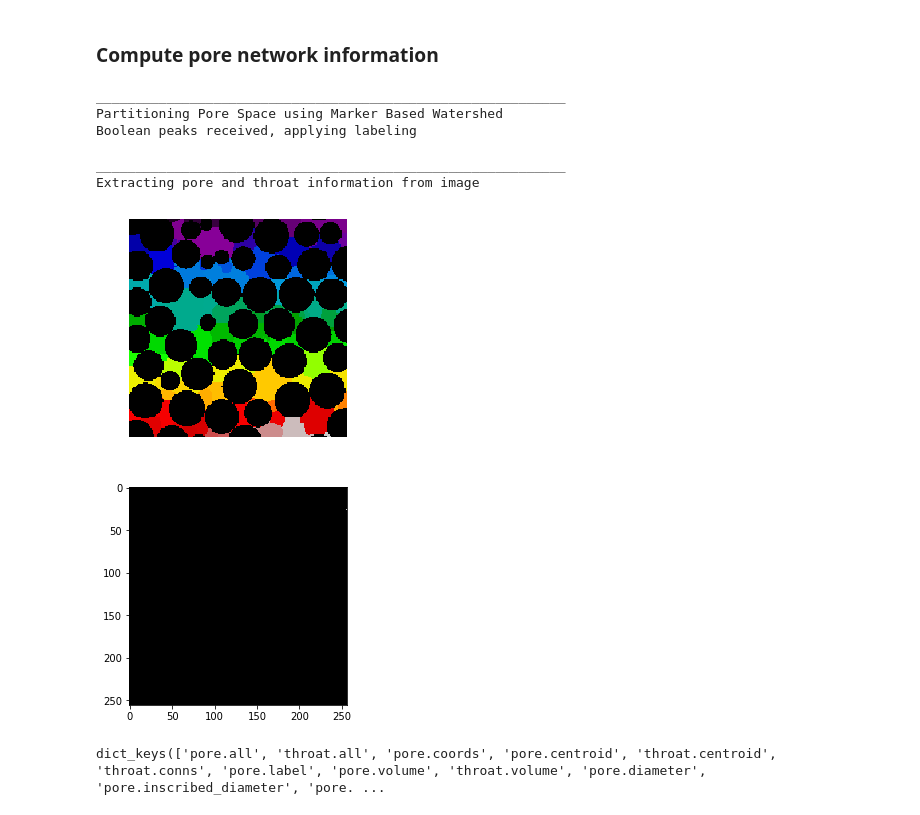
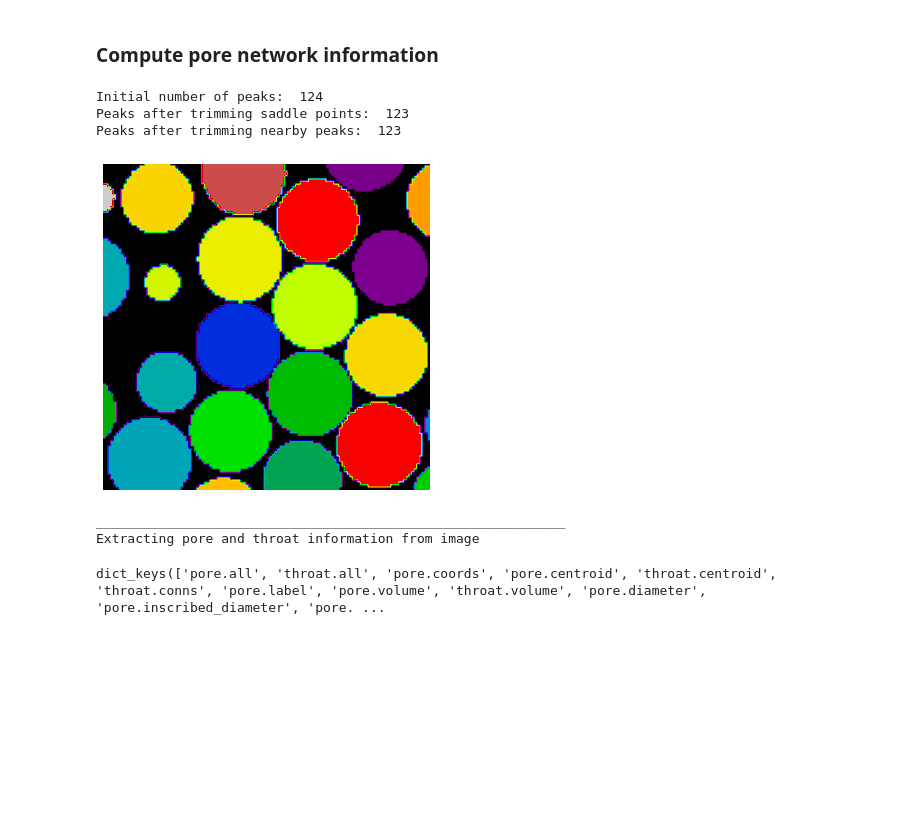
Before and after one commit to akkendrick/LABMOPS, a Jupyter notebook: analyzeSim.ipynb, the cells around one changed output. Drawn from its saved outputs; the diff is of its cells as text; code cells hidden in the pictures; blank space fills up the shorter version.

```diff
--- a/analyzeSim.ipynb
+++ b/analyzeSim.ipynb
@@ -40,27 +55,46 @@ plt.imshow((beadPack*velocityNormData)[:,:,100],cmap=plt.cm.nipy_spectral)
 # %% [markdown]
 ### Compute pore network information
-# %%
-dt = spim.distance_transform_edt(input=beadPack)
-dt = spim.gaussian_filter(input=dt, sigma=0.4)
-peaks = ps.network_extraction.find_peaks(dt=dt, r=4)
-
-peaks = ps.network_extraction.trim_saddle_points(peaks=peaks, dt=dt)
-peaks = ps.network_extraction.trim_nearby_peaks(peaks=peaks, dt=dt)
-
-regions = ps.network_extraction.partition_pore_space(im=dt, peaks=peaks)
-
-plt.figure(1)
-plt.imshow((regions*beadPack)[:, :, 50], cmap=plt.cm.nipy_spectral)
-plt.axis('off')
-
-im = regions*beadPack
-im = im.astype(np.int64)
-net = ps.network_extraction.extract_pore_network(im=im, dt=dt)
-# %% [output]
-____________________________________________________________
-Partitioning Pore Space using Marker Based Watershed
-Boolean peaks received, applying labeling
-____________________________________________________________
-Extracting pore and throat information from image
-[figure, removed]
-[figure, removed]
+# %%
+#beadPack = origPack
+
+#prevPack = beadPack
+#beadPack[np.where(beadPack >1)] = 0
+#beadPack[np.where(prevPack <1)] = 1
+
+sigma = 0.4
+dt = spim.distance_transform_edt(input=beadPack)
+dt = spim.gaussian_filter(input=dt, sigma=sigma)
+peaks = find_peaks(dt=dt)
+
+
+print('Initial number of peaks: ', spim.label(peaks)[1])
+peaks = trim_saddle_points(peaks=peaks, dt=dt, max_iters=500)
+print('Peaks after trimming saddle points: ', spim.label(peaks)[1])
+peaks = trim_nearby_peaks(peaks=peaks, dt=dt)
+peaks, N = spim.label(peaks)
+print('Peaks after trimming nearby peaks: ', N)
+# %% [output]
+Initial number of peaks:  124
+Peaks after trimming saddle points:  123
+Peaks after trimming nearby peaks:  123
+# %%
+# Ignoring the output of this cell should not be necessary...
+# I'm guessing there are deprecation warnings being issued?
+regions = watershed(image=-dt, markers=peaks, mask=dt > 0)
+regions = randomize_colors(regions)
+# %%
+plt.figure(figsize=(6, 6))
+plt.imshow((regions*beadPack)[:, :, 80], cmap=plt.cm.nipy_spectral)
+plt.axis('off')
+plt.show()
+# %% [output]
+[figure, added]
+# %%
+#NBVAL_IGNORE_OUTPUT
+im=regions*beadPack
+new_im = im.astype(int)
+
+net = ps.networks.regions_to_network(im=new_im, dt=dt, voxel_size=1)
+# %% [output]
+____________________________________________________________
+Extracting pore and throat information from image
```
Also changed, not shown: parts of 11 cells of this notebook, 8 other files.
